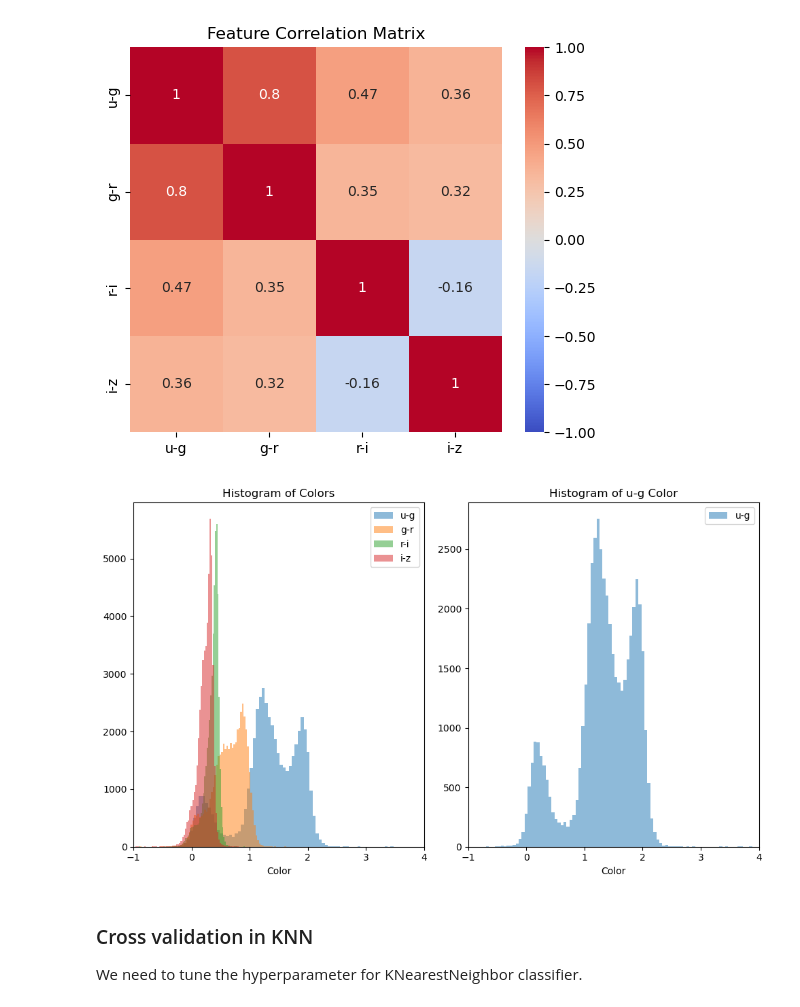
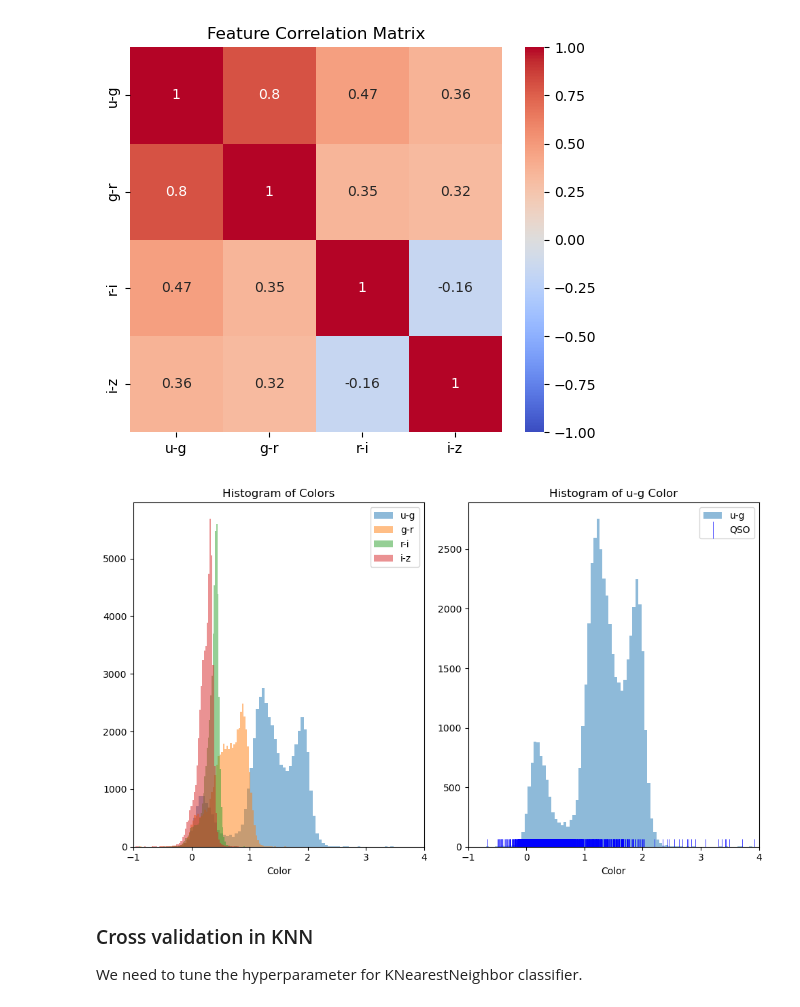
Before and after one commit to nraffaeli/astrostatistics_bicocca_2025, a Jupyter notebook: working/ex19.ipynb, the cells around one changed output. Cells and saved outputs as stored; diff of their text form; code cells hidden in the pictures.

```diff
--- a/working/ex19.ipynb
+++ b/working/ex19.ipynb
@@ -52,26 +52,28 @@ plt.show()
 # %%
 fig, ax = plt.subplots(1, 2, figsize=(10, 6))
 
 ax[0].hist(ug, bins="scott", alpha=0.5, label='u-g', color='C0')
 ax[0].hist(gr, bins="scott", alpha=0.5, label='g-r', color='C1')
 ax[0].hist(ri, bins="scott", alpha=0.5, label='r-i', color='C2')
 ax[0].hist(iz, bins="scott", alpha=0.5, label='i-z', color='C3')
 ax[0].set_xlabel("Color")
 ax[0].set_title("Histogram of Colors")
 ax[0].set_xlim(-1, 4)
 ax[0].legend()
 
+revel_class = "QSO"
 
 ax[1].hist(ug, bins="scott", alpha=0.5, label='u-g', color='C0')
+ax[1].plot(ug[df_gq.get("class") == revel_class], np.ones(len(ug[df_gq.get("class") == revel_class])), "|", color='blue', markersize=18, markeredgewidth=0.5, label=f'{revel_class}')
 ax[1].set_xlabel("Color")
 ax[1].set_title("Histogram of u-g Color")
 ax[1].set_xlim(-1, 4)
 ax[1].legend()
 
 plt.tight_layout()
 plt.show()
 # %% [output]
-[figure, old version]
+[figure, new version]
 # %% [markdown]
 ### Cross validation in KNN
 
```
Also changed, not shown: 5 other files.
